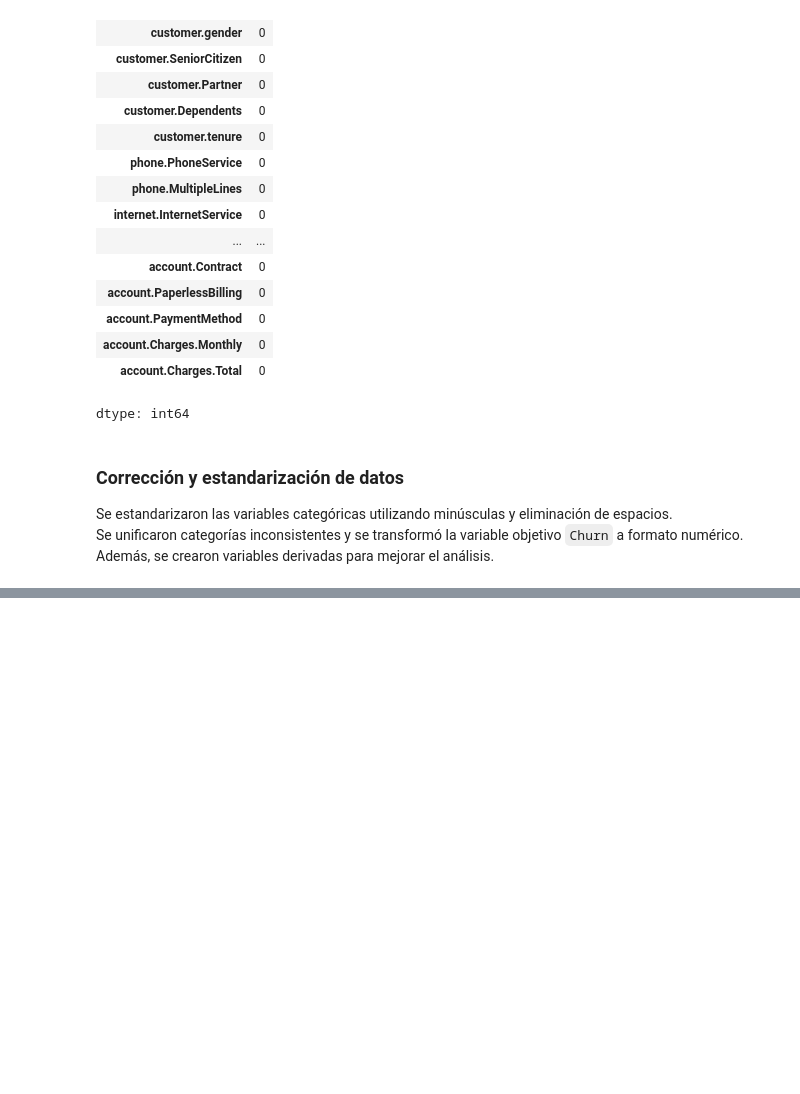
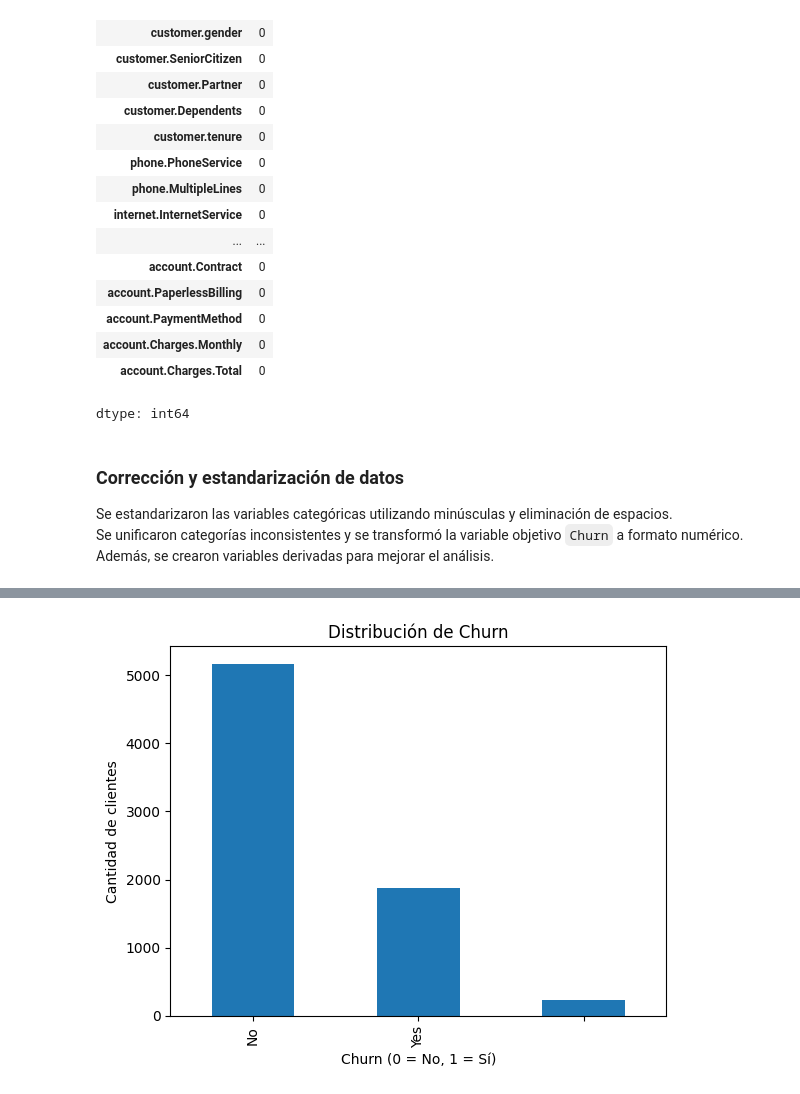
Before and after one commit to natifloresgz-ui/TelecomX_LATAM, a Jupyter notebook: 01_carga_datos.ipynb, the cells around one changed output, grey strips where cells are left out. Saved outputs shown, nothing was run; the diff lists cells and outputs as text; code cells hidden in the pictures; blank space fills up the shorter version.

```diff
--- a/01_carga_datos.ipynb
+++ b/01_carga_datos.ipynb
@@ -183,0 +200,26 @@ df["Cuentas_Diarias"] = df["account.Charges.Monthly"] / 30
+# %%
+cols_binarias = [
+    "customer.Partner",
+    "customer.Dependents",
+    "phone.PhoneService",
+    "internet.OnlineSecurity",
+    "internet.OnlineBackup",
+    "internet.DeviceProtection",
+    "internet.TechSupport",
+    "internet.StreamingTV",
+    "internet.StreamingMovies"
+]
+
+df[cols_binarias] = df[cols_binarias].replace({"yes": 1, "no": 0})
+# %%
+df = df.rename(columns={
+    "customerID": "cliente_id",
+    "customer.gender": "genero",
+    "customer.SeniorCitizen": "adulto_mayor",
+    "customer.tenure": "antiguedad_meses",
+    "account.Contract": "tipo_contrato",
+    "account.PaymentMethod": "metodo_pago",
+    "account.Charges.Monthly": "cargo_mensual",
+    "account.Charges.Total": "cargo_total",
+    "Cuentas_Diarias": "cargo_diario"
+})
@@ -183,0 +294,13 @@ df["Cuentas_Diarias"] = df["account.Charges.Monthly"] / 30
+# %%
+conteo_churn = df["Churn"].value_counts()
+conteo_churn
+
+import matplotlib.pyplot as plt
+
+conteo_churn.plot(kind="bar")
+plt.title("Distribución de Churn")
+plt.xlabel("Churn (0 = No, 1 = Sí)")
+plt.ylabel("Cantidad de clientes")
+plt.show()
+# %% [output]
+[figure, added]
```
Also changed, not shown: parts of 26 cells of this notebook.
